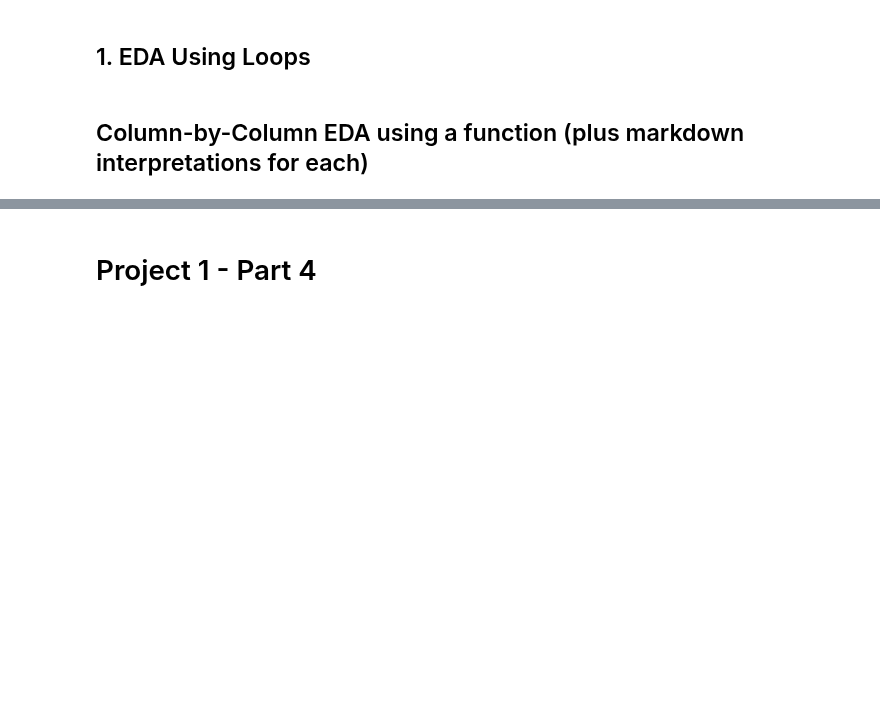
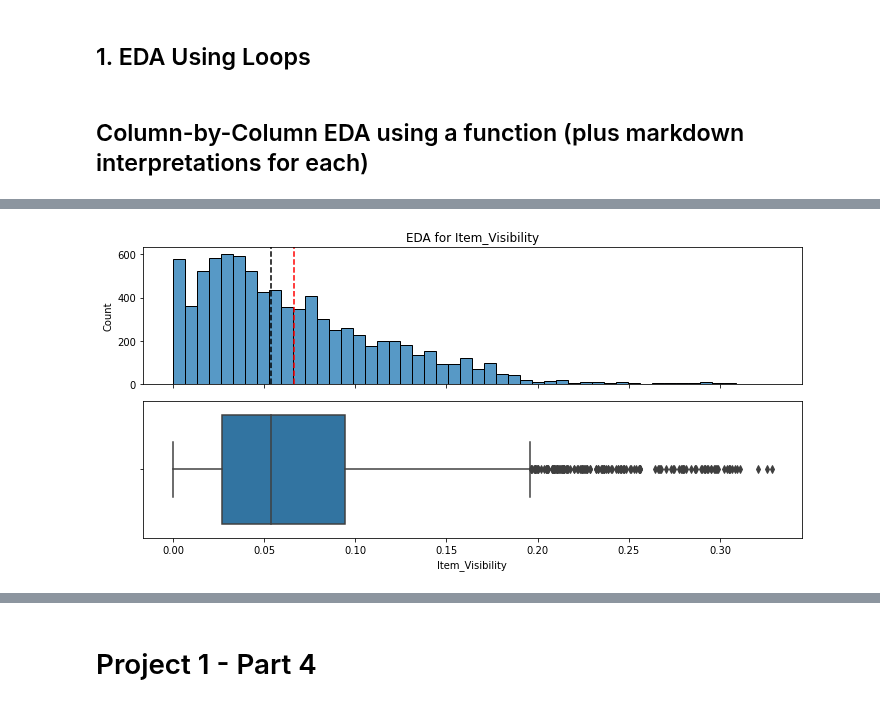
Before and after one commit to pylabview/sales-predicctions, a Jupyter notebook: DS_Sales_Predicctions.ipynb, the cells around one changed output, grey strips where cells are left out. Drawn from its saved outputs; the diff is of its cells as text; code cells hidden in the pictures; blank space fills up the shorter version.

```diff
--- a/DS_Sales_Predicctions.ipynb
+++ b/DS_Sales_Predicctions.ipynb
@@ -310,0 +376,4 @@ Item_Weight:
+# %%
+plot_numeric(df_no_index,'Item_Visibility')
+# %% [output]
+[figure, added]
```
Also changed, not shown: parts of 8 cells of this notebook.
